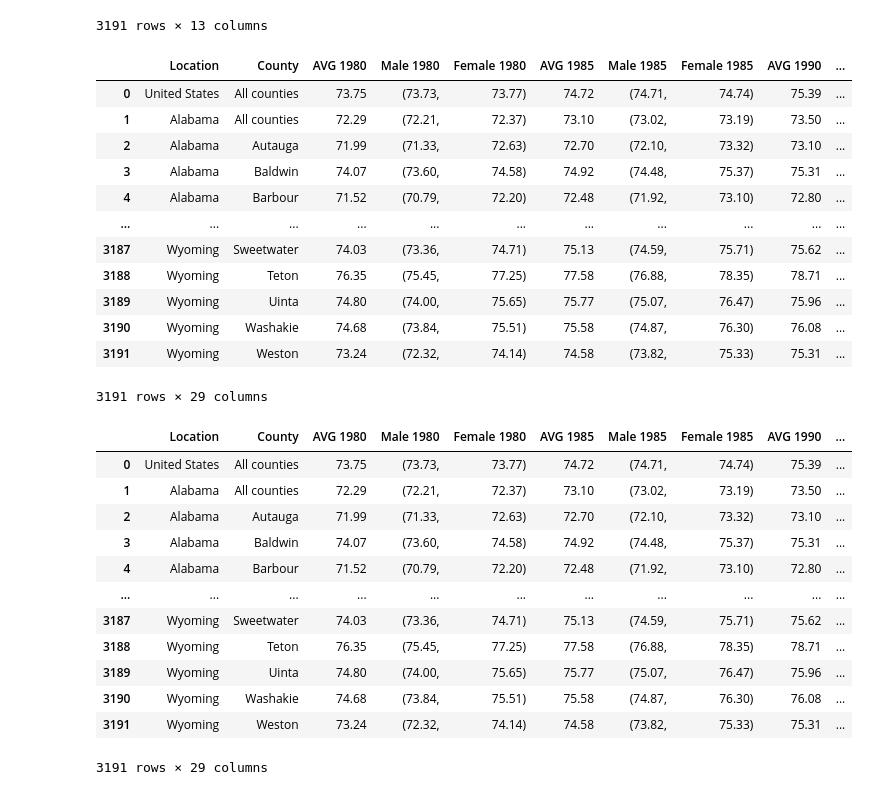
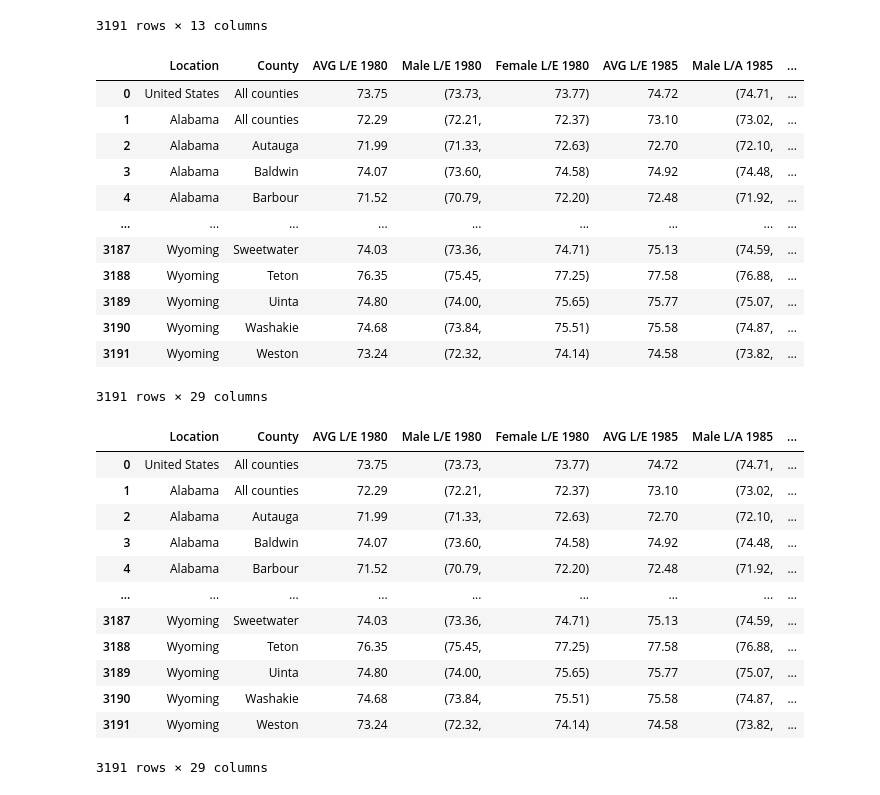
Before and after one commit to Dlstark/Mortality_Rates, a Jupyter notebook: Notebooks/life_exp_csv_cleaned.ipynb, the cells around one changed output. Cells and saved outputs as stored; diff of their text form; code cells hidden in the pictures.

```diff
--- a/Notebooks/life_exp_csv_cleaned.ipynb
+++ b/Notebooks/life_exp_csv_cleaned.ipynb
@@ -7,7 +7,7 @@ import re
 
 %matplotlib inline
 # %%
-life_exp = pd.read_csv('../Data/life_expect_csv.csv')
+life_exp = pd.read_csv('../Data/life_expect_csv_dirty.csv')
 # %%
 life_exp
 # %% [output]
@@ -41,7 +41,7 @@ life_exp.tail(10)
 # %%
 life_exp = life_exp.dropna()
 # %%
-life_exp[['AVG 1980', 'Male 1980', 'Female 1980']] = life_exp['Life expectancy, 1980*'].str.split(expand=True)
+life_exp[['AVG L/E 1980', 'Male L/E 1980', 'Female L/E 1980']] = life_exp['Life expectancy, 1980*'].str.split(expand=True)
 life_exp = life_exp.drop('Life expectancy, 1980*', axis=1)
 # %% [output]
 A value is trying to be set on a copy of a slice from a DataFrame.
@@ -66,37 +66,37 @@ life_exp
 | 3191 | Wyoming | Weston | 74.58 (73.82, 75.33) | 75.31 (74.56, 76.01) | 75.77 (75.08, 76.49) | ... |
 3191 rows × 13 columns
 # %%
-life_exp[['AVG 1985', 'Male 1985', 'Female 1985']] = life_exp['Life expectancy, 1985*'].str.split(expand=True)
+life_exp[['AVG L/E 1985', 'Male L/A 1985', 'Female L/E 1985']] = life_exp['Life expectancy, 1985*'].str.split(expand=True)
 life_exp = life_exp.drop('Life expectancy, 1985*', axis=1)
-life_exp[['AVG 1990', 'Male 1990', 'Female 1990']] = life_exp['Life expectancy, 1990*'].str.split(expand=True)
+life_exp[['AVG L/E 1990', 'Male L/E 1990', 'Female L/E 1990']] = life_exp['Life expectancy, 1990*'].str.split(expand=True)
 life_exp = life_exp.drop('Life expectancy, 1990*', axis=1)
-life_exp[['AVG 1995', 'Male 1995', 'Female 1995']] = life_exp['Life expectancy, 1995*'].str.split(expand=True)
+life_exp[['AVG L/E 1995', 'Male  L/E 1995', 'Female L/E 1995']] = life_exp['Life expectancy, 1995*'].str.split(expand=True)
 life_exp = life_exp.drop('Life expectancy, 1995*', axis=1)
-life_exp[['AVG 2000', 'Male 2000', 'Female 2000']] = life_exp['Life expectancy, 2000*'].str.split(expand=True)
+life_exp[['AVG L/E 2000', 'Male L/E 2000', 'Female L/E 2000']] = life_exp['Life expectancy, 2000*'].str.split(expand=True)
 life_exp = life_exp.drop('Life expectancy, 2000*', axis=1)
-life_exp[['AVG 2005', 'Male 2005', 'Female 2005']] = life_exp['Life expectancy, 2005*'].str.split(expand=True)
+life_exp[['AVG L/E 2005', 'Male L/E 2005', 'Female L/E 2005']] = life_exp['Life expectancy, 2005*'].str.split(expand=True)
 life_exp = life_exp.drop('Life expectancy, 2005*', axis=1)
-life_exp[['AVG 2010', 'Male 2010', 'Female 2010']] = life_exp['Life expectancy, 2010*'].str.split(expand=True)
+life_exp[['AVG L/E 2010', 'Male L/E 2010', 'Female L/E 2010']] = life_exp['Life expectancy, 2010*'].str.split(expand=True)
 life_exp = life_exp.drop('Life expectancy, 2010*', axis=1)
-life_exp[['AVG 2014', 'Male 2014', 'Female 2014']] = life_exp['Life expectancy, 2014*'].str.split(expand=True)
+life_exp[['AVG L/E 2014', 'Male L/E 2014', 'Female L/E 2014']] = life_exp['Life expectancy, 2014*'].str.split(expand=True)
 life_exp = life_exp.drop('Life expectancy, 2014*', axis=1)
-life_exp[['AVG Change Over Time', 'Male Change Over Time', 'Female Change over Time']] = life_exp['% Change in Life Expectancy, 1980-2014'].str.split(expand=True)
+life_exp[['AVG L/E Change Over Time', 'Male L/E Change Over Time', 'Female L/E Change over Time']] = life_exp['% Change in Life Expectancy, 1980-2014'].str.split(expand=True)
 life_exp = life_exp.drop('% Change in Life Expectancy, 1980-2014', axis=1)
 
 life_exp
 # %% [output]
-|  | Location | County | AVG 1980 | Male 1980 | Female 1980 | AVG 1985 | Male 1985 | Female 1985 | AVG 1990 | ... |
-| 0 | United States | All counties | 73.75 | (73.73, | 73.77) | 74.72 | (74.71, | 74.74) | 75.39 | ... |
-| 1 | Alabama | All counties | 72.29 | (72.21, | 72.37) | 73.10 | (73.02, | 73.19) | 73.50 | ... |
-| 2 | Alabama | Autauga | 71.99 | (71.33, | 72.63) | 72.70 | (72.10, | 73.32) | 73.10 | ... |
-| 3 | Alabama | Baldwin | 74.07 | (73.60, | 74.58) | 74.92 | (74.48, | 75.37) | 75.31 | ... |
-| 4 | Alabama | Barbour | 71.52 | (70.79, | 72.20) | 72.48 | (71.92, | 73.10) | 72.80 | ... |
-| ... | ... | ... | ... | ... | ... | ... | ... | ... | ... | ... |
-| 3187 | Wyoming | Sweetwater | 74.03 | (73.36, | 74.71) | 75.13 | (74.59, | 75.71) | 75.62 | ... |
-| 3188 | Wyoming | Teton | 76.35 | (75.45, | 77.25) | 77.58 | (76.88, | 78.35) | 78.71 | ... |
-| 3189 | Wyoming | Uinta | 74.80 | (74.00, | 75.65) | 75.77 | (75.07, | 76.47) | 75.96 | ... |
-| 3190 | Wyoming | Washakie | 74.68 | (73.84, | 75.51) | 75.58 | (74.87, | 76.30) | 76.08 | ... |
-| 3191 | Wyoming | Weston | 73.24 | (72.32, | 74.14) | 74.58 | (73.82, | 75.33) | 75.31 | ... |
+|  | Location | County | AVG L/E 1980 | Male L/E 1980 | Female L/E 1980 | AVG L/E 1985 | Male L/A 1985 | ... |
+| 0 | United States | All counties | 73.75 | (73.73, | 73.77) | 74.72 | (74.71, | ... |
+| 1 | Alabama | All counties | 72.29 | (72.21, | 72.37) | 73.10 | (73.02, | ... |
+| 2 | Alabama | Autauga | 71.99 | (71.33, | 72.63) | 72.70 | (72.10, | ... |
+| 3 | Alabama | Baldwin | 74.07 | (73.60, | 74.58) | 74.92 | (74.48, | ... |
+| 4 | Alabama | Barbour | 71.52 | (70.79, | 72.20) | 72.48 | (71.92, | ... |
+| ... | ... | ... | ... | ... | ... | ... | ... | ... |
+| 3187 | Wyoming | Sweetwater | 74.03 | (73.36, | 74.71) | 75.13 | (74.59, | ... |
+| 3188 | Wyoming | Teton | 76.35 | (75.45, | 77.25) | 77.58 | (76.88, | ... |
+| 3189 | Wyoming | Uinta | 74.80 | (74.00, | 75.65) | 75.77 | (75.07, | ... |
+| 3190 | Wyoming | Washakie | 74.68 | (73.84, | 75.51) | 75.58 | (74.87, | ... |
+| 3191 | Wyoming | Weston | 73.24 | (72.32, | 74.14) | 74.58 | (73.82, | ... |
 3191 rows × 29 columns
 # %%
 df_obj = life_exp.select_dtypes(['object'])
@@ -104,16 +104,16 @@ life_exp[df_obj.columns] = df_obj.apply(lambda x: x.str.strip())
 # %%
 life_exp
 # %% [output]
-|  | Location | County | AVG 1980 | Male 1980 | Female 1980 | AVG 1985 | Male 1985 | Female 1985 | AVG 1990 | ... |
-| 0 | United States | All counties | 73.75 | (73.73, | 73.77) | 74.72 | (74.71, | 74.74) | 75.39 | ... |
-| 1 | Alabama | All counties | 72.29 | (72.21, | 72.37) | 73.10 | (73.02, | 73.19) | 73.50 | ... |
-| 2 | Alabama | Autauga | 71.99 | (71.33, | 72.63) | 72.70 | (72.10, | 73.32) | 73.10 | ... |
-| 3 | Alabama | Baldwin | 74.07 | (73.60, | 74.58) | 74.92 | (74.48, | 75.37) | 75.31 | ... |
-| 4 | Alabama | Barbour | 71.52 | (70.79, | 72.20) | 72.48 | (71.92, | 73.10) | 72.80 | ... |
-| ... | ... | ... | ... | ... | ... | ... | ... | ... | ... | ... |
-| 3187 | Wyoming | Sweetwater | 74.03 | (73.36, | 74.71) | 75.13 | (74.59, | 75.71) | 75.62 | ... |
-| 3188 | Wyoming | Teton | 76.35 | (75.45, | 77.25) | 77.58 | (76.88, | 78.35) | 78.71 | ... |
-| 3189 | Wyoming | Uinta | 74.80 | (74.00, | 75.65) | 75.77 | (75.07, | 76.47) | 75.96 | ... |
-| 3190 | Wyoming | Washakie | 74.68 | (73.84, | 75.51) | 75.58 | (74.87, | 76.30) | 76.08 | ... |
-| 3191 | Wyoming | Weston | 73.24 | (72.32, | 74.14) | 74.58 | (73.82, | 75.33) | 75.31 | ... |
+|  | Location | County | AVG L/E 1980 | Male L/E 1980 | Female L/E 1980 | AVG L/E 1985 | Male L/A 1985 | ... |
+| 0 | United States | All counties | 73.75 | (73.73, | 73.77) | 74.72 | (74.71, | ... |
+| 1 | Alabama | All counties | 72.29 | (72.21, | 72.37) | 73.10 | (73.02, | ... |
+| 2 | Alabama | Autauga | 71.99 | (71.33, | 72.63) | 72.70 | (72.10, | ... |
+| 3 | Alabama | Baldwin | 74.07 | (73.60, | 74.58) | 74.92 | (74.48, | ... |
+| 4 | Alabama | Barbour | 71.52 | (70.79, | 72.20) | 72.48 | (71.92, | ... |
+| ... | ... | ... | ... | ... | ... | ... | ... | ... |
+| 3187 | Wyoming | Sweetwater | 74.03 | (73.36, | 74.71) | 75.13 | (74.59, | ... |
+| 3188 | Wyoming | Teton | 76.35 | (75.45, | 77.25) | 77.58 | (76.88, | ... |
+| 3189 | Wyoming | Uinta | 74.80 | (74.00, | 75.65) | 75.77 | (75.07, | ... |
+| 3190 | Wyoming | Washakie | 74.68 | (73.84, | 75.51) | 75.58 | (74.87, | ... |
+| 3191 | Wyoming | Weston | 73.24 | (72.32, | 74.14) | 74.58 | (73.82, | ... |
 3191 rows × 29 columns
```
Also changed, not shown: parts of 6 cells of this notebook, 14 other files.
